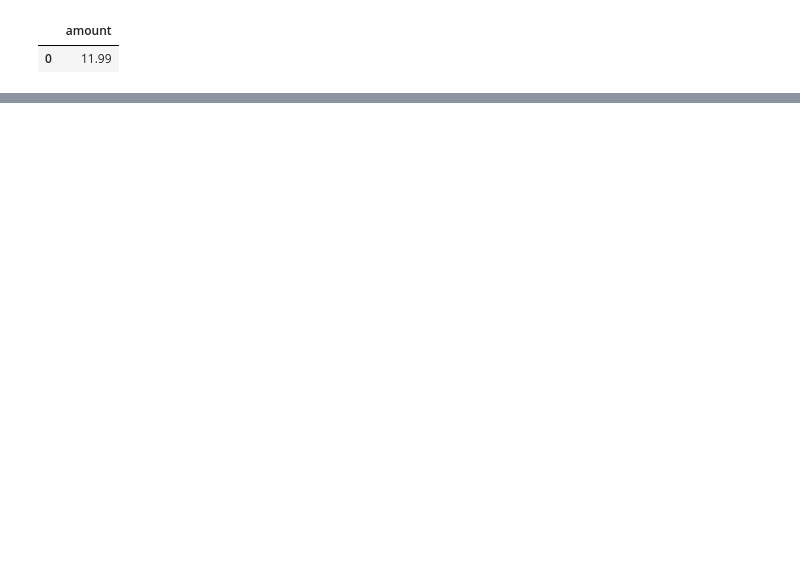
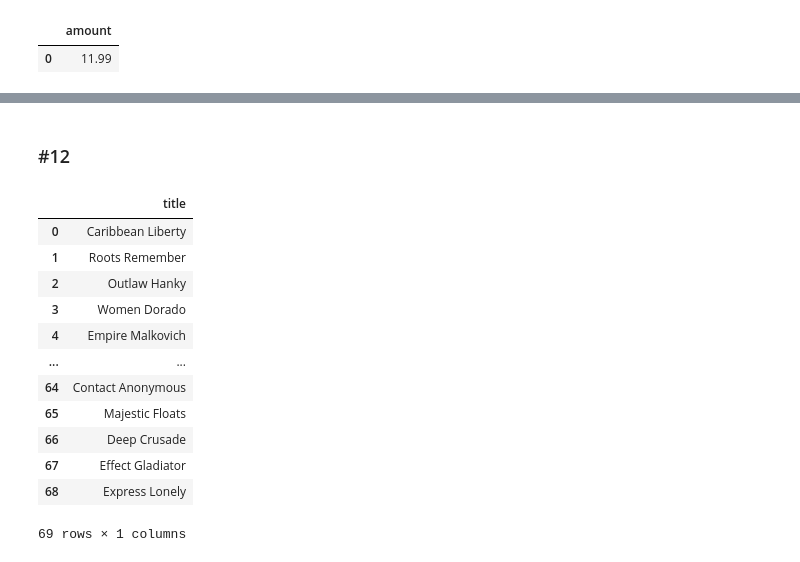
Before and after one commit to niziox/AiBD, a Jupyter notebook: lab_3/example_lab_edited.ipynb, the cells around one changed output, grey strips where cells are left out. Cells and saved outputs as stored; diff of their text form; code cells hidden in the pictures; blank space fills up the shorter version.

```diff
--- a/lab_3/example_lab_edited.ipynb
+++ b/lab_3/example_lab_edited.ipynb
@@ -159,0 +262,20 @@ pd.read_sql('select amount from payment order by amount desc FETCH FIRST 1 ROW O
+# %% [markdown]
+### #12
+# %%
+pd.read_sql('''select title from film where film_id in (
+                select film_id from film_actor where actor_id in (
+                select actor_id from actor where (first_name = 'Olympia' and last_name='Pfeiffer') or (first_name='Julia' and last_name = 'Zellweger') or (first_name='Ellen' and last_name='Presley')))''', con = connection_sqlalchemy)
+# %% [output]
+|  | title |
+| 0 | Caribbean Liberty |
+| 1 | Roots Remember |
+| 2 | Outlaw Hanky |
+| 3 | Women Dorado |
+| 4 | Empire Malkovich |
+| ... | ... |
+| 64 | Contact Anonymous |
+| 65 | Majestic Floats |
+| 66 | Deep Crusade |
+| 67 | Effect Gladiator |
+| 68 | Express Lonely |
+69 rows × 1 columns
```
Also changed, not shown: parts of 24 cells of this notebook.
